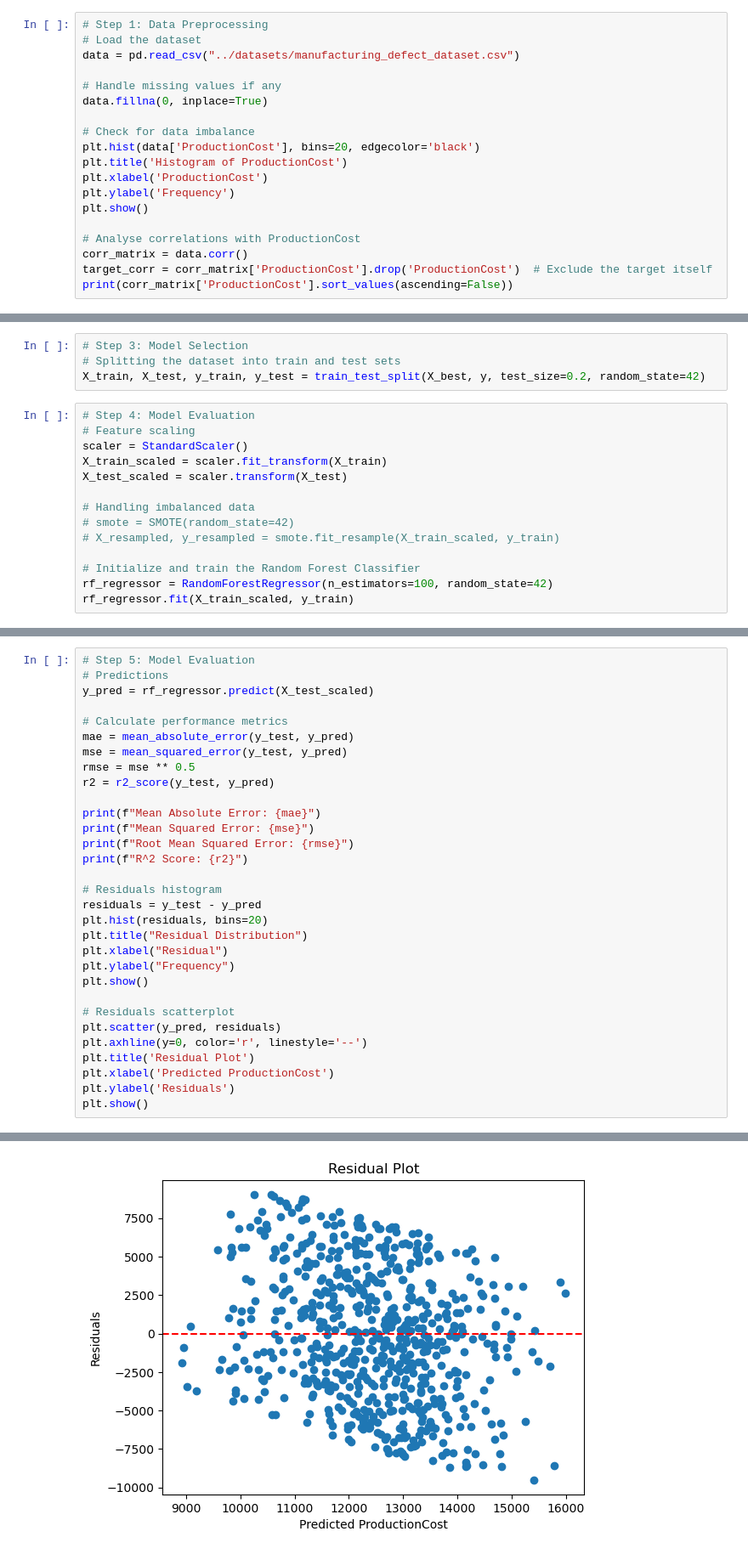
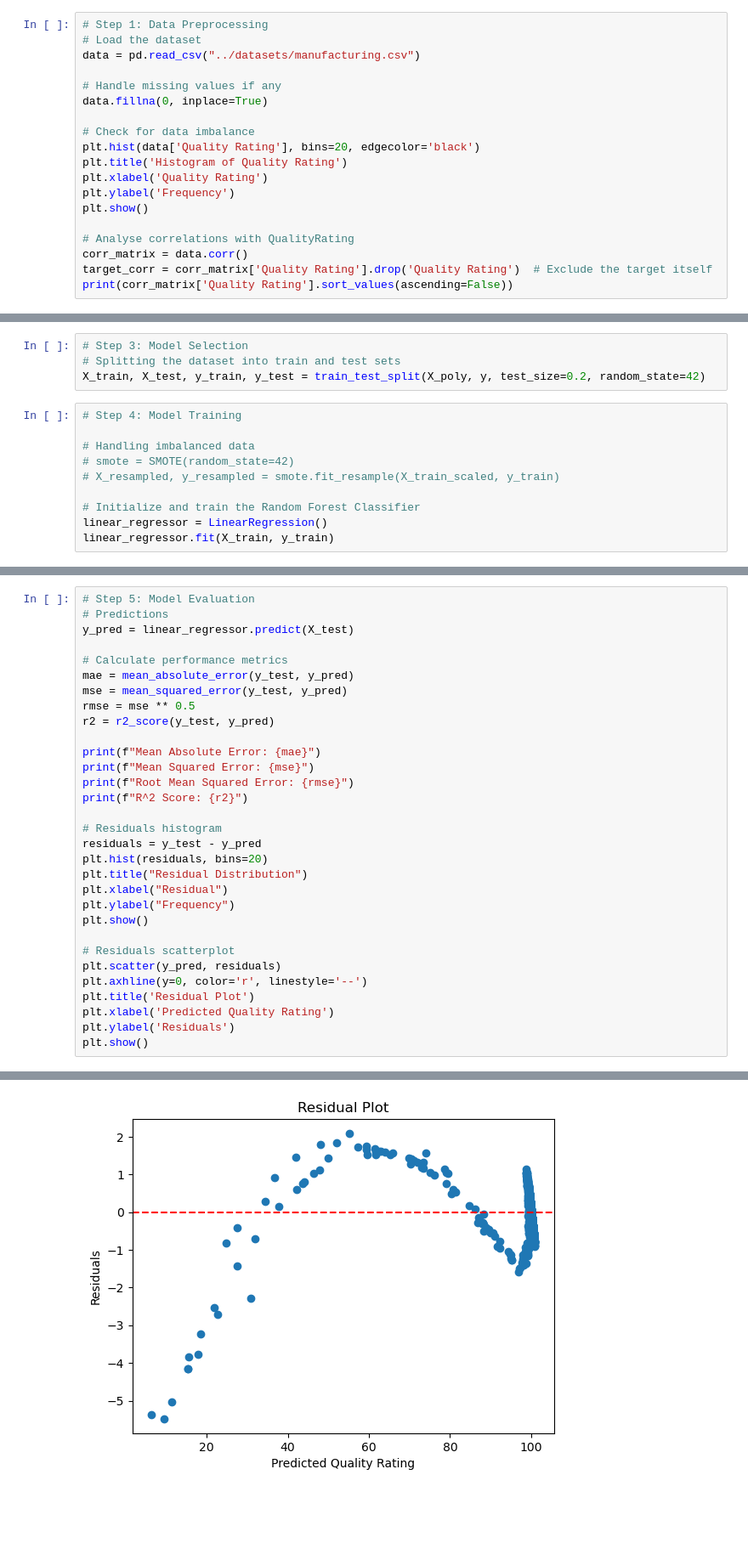
Before and after one commit to JustinMorera/Fully-Homomorphically-Encrypted-Linear-Regression-Inferencing, a Jupyter notebook: Python/PlaintextModel.ipynb, the cells around one changed output, grey strips where cells are left out. Shown at 85% size. Cells and saved outputs as stored; diff of their text form; blank space fills up the shorter version.

Commit message:
Update to more useful dataset and improved model

```diff
--- a/Python/PlaintextModel.ipynb
+++ b/Python/PlaintextModel.ipynb
@@ -12,20 +9,20 @@ import matplotlib.pyplot as plt
 # %%
 # Step 1: Data Preprocessing
 # Load the dataset
-data = pd.read_csv("../datasets/manufacturing_defect_dataset.csv")
+data = pd.read_csv("../datasets/manufacturing.csv")
 
 # Handle missing values if any
 data.fillna(0, inplace=True)
 
 # Check for data imbalance
-plt.hist(data['ProductionCost'], bins=20, edgecolor='black')
-plt.title('Histogram of ProductionCost')
-plt.xlabel('ProductionCost')
+plt.hist(data['Quality Rating'], bins=20, edgecolor='black')
+plt.title('Histogram of Quality Rating')
+plt.xlabel('Quality Rating')
 plt.ylabel('Frequency')
 plt.show()
 
-# Analyse correlations with ProductionCost
+# Analyse correlations with QualityRating
 corr_matrix = data.corr()
-target_corr = corr_matrix['ProductionCost'].drop('ProductionCost')  # Exclude the target itself
-print(corr_matrix['ProductionCost'].sort_values(ascending=False))
+target_corr = corr_matrix['Quality Rating'].drop('Quality Rating')  # Exclude the target itself
+print(corr_matrix['Quality Rating'].sort_values(ascending=False))
 # %% [output]
@@ -68,19 +65,15 @@ Features to drop due to low correlation: Index(['QualityScore', 'MaintenanceHour
 # %%
 # Step 3: Model Selection
 # Splitting the dataset into train and test sets
-X_train, X_test, y_train, y_test = train_test_split(X_best, y, test_size=0.2, random_state=42)
+X_train, X_test, y_train, y_test = train_test_split(X_poly, y, test_size=0.2, random_state=42)
 # %%
-# Step 4: Model Evaluation
-# Feature scaling
-scaler = StandardScaler()
-X_train_scaled = scaler.fit_transform(X_train)
-X_test_scaled = scaler.transform(X_test)
+# Step 4: Model Training
 
 # Handling imbalanced data
 # smote = SMOTE(random_state=42)
 # X_resampled, y_resampled = smote.fit_resample(X_train_scaled, y_train)
 
 # Initialize and train the Random Forest Classifier
-rf_regressor = RandomForestRegressor(n_estimators=100, random_state=42)
-rf_regressor.fit(X_train_scaled, y_train)
+linear_regressor = LinearRegression()
+linear_regressor.fit(X_train, y_train)
 # %% [output]
@@ -88,7 +81,7 @@ RandomForestRegressor(random_state=42)
 # %%
 # Step 5: Model Evaluation
 # Predictions
-y_pred = rf_regressor.predict(X_test_scaled)
+y_pred = linear_regressor.predict(X_test)
 
 # Calculate performance metrics
 mae = mean_absolute_error(y_test, y_pred)
@@ -113,7 +106,7 @@ plt.show()
 plt.scatter(y_pred, residuals)
 plt.axhline(y=0, color='r', linestyle='--')
 plt.title('Residual Plot')
-plt.xlabel('Predicted ProductionCost')
+plt.xlabel('Predicted Quality Rating')
 plt.ylabel('Residuals')
 plt.show()
 # %% [output]
@@ -125 +118 @@ R^2 Score: -0.07082286735343168
-[figure, old version]
+[figure, new version]
```
Also changed, not shown: parts of 13 cells of this notebook, 1 other file.
